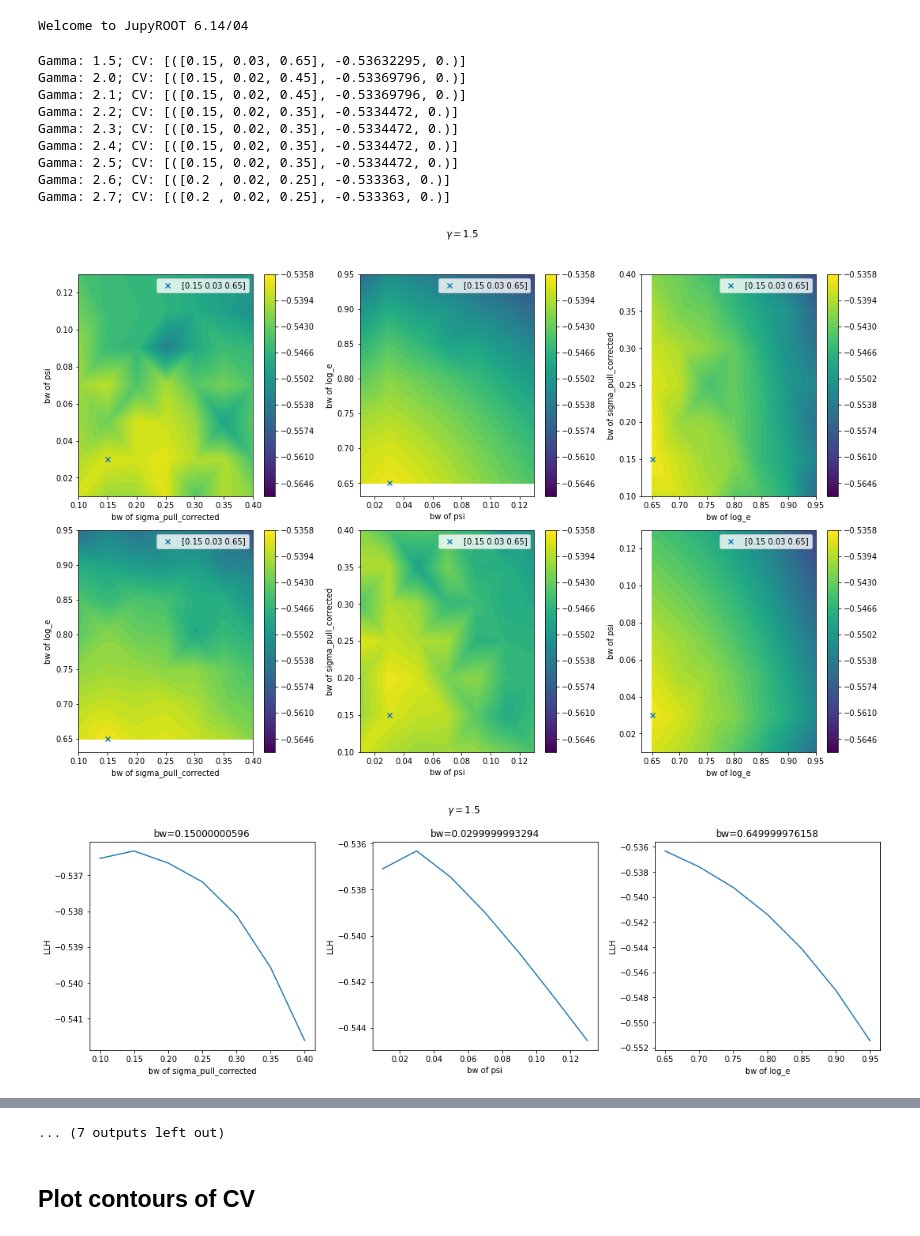
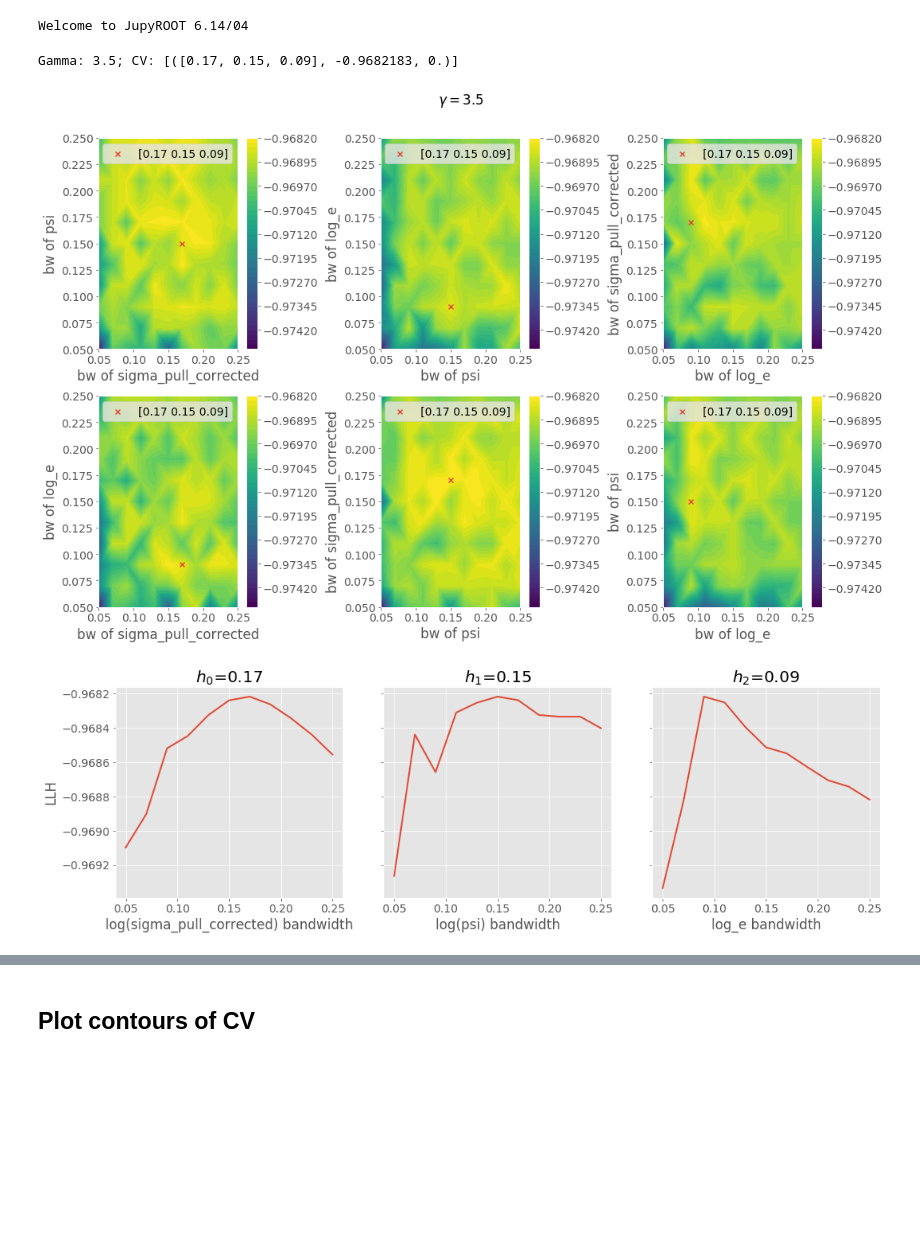
Before and after one commit to tomaskontrimas/KDE, a Jupyter notebook: snippets.ipynb, the cells around one changed output, grey strips where cells are left out. Drawn from its saved outputs; the diff is of its cells as text; code cells hidden in the pictures; blank space fills up the shorter version.

```diff
--- a/snippets.ipynb
+++ b/snippets.ipynb
@@ -11,16 +11,18 @@ import os.path
 from kde_classes import Model, KDE
 # %% [output]
 Welcome to JupyROOT 6.14/04
+# %%
+plt.style.use('ggplot')
 # %%
 # gammas = np.concatenate(([1.5], np.linspace(2.0, 3.0, 11)))
-gammas = np.concatenate(([1.5], np.linspace(2.0, 2.7, 8)))
-#gammas = [1.5]
-module = 'bg'
-weighting='conv+pl'
+#gammas = np.concatenate(([1.5], np.linspace(2.0, 3.0, 11), [3.5]))
+gammas = [3.5]
+module = 'sig_psi_E'
+weighting='plotter_wkde'
 nbins = 100
 
 # model = Model(module, mc=None, weighting='plotter_wkde')
-model = Model(module, mc=None, weighting=weighting, gamma=2.0)
+model = Model(module, mc=None, weighting=weighting, gamma=3.5)
 kde = KDE(model)
 
 for gamma in gammas:
@@ -100,7 +102,6 @@ for gamma in gammas:
     plt.tight_layout()
     plt.subplots_adjust(top=0.90)
 
-
     ind_0 = np.logical_and(cv_results['bandwidth'][:, 1] == cv_results_max_LLH['bandwidth'][:, 1],
                        cv_results['bandwidth'][:, 2] == cv_results_max_LLH['bandwidth'][:, 2])
 
@@ -109,55 +110,51 @@ for gamma in gammas:
 
     ind_2 = np.logical_and(cv_results['bandwidth'][:, 0] == cv_results_max_LLH['bandwidth'][:, 0],
                        cv_results['bandwidth'][:, 1] == cv_results_max_LLH['bandwidth'][:, 1])
 
-    fig, ax = plt.subplots(1, 3, figsize=(15, 5))
-    plt.suptitle('$\gamma={}$'.format(gamma))
 
-    ax[0].plot(cv_results['bandwidth'][:, 0][ind_0], cv_results['LLH'][ind_0])
-    ax[0].set_title('bw={}'.format(cv_results_max_LLH['bandwidth'][:, 0][0]))
-    ax[0].set_xlabel('bw of sigma_pull_corrected')
+    plt.rcParams.update({'font.size': 14})
+    fig, ax = plt.subplots(1, 3, figsize=(15, 5), sharey=True)
+    #plt.suptitle('$\gamma={}$'.format(gamma), fontsize=22)
+
+    ax[0].plot(cv_results['bandwidth'][:, 0][ind_0], cv_results['LLH'][ind_0], linewidth=2)
+    ax[0].set_title('$h_0$={:.2f}'.format(cv_results_max_LLH['bandwidth'][:, 0][0]))
+    ax[0].set_xlabel('log(sigma_pull_corrected) bandwidth')
     ax[0].set_ylabel('LLH')
 
-    ax[1].plot(cv_results['bandwidth'][:, 1][ind_1], cv_results['LLH'][ind_1])
-    ax[1].set_title('bw={}'.format(cv_results_max_LLH['bandwidth'][:, 1][0]))
-    ax[1].set_xlabel('bw of psi')
-    ax[1].set_ylabel('LLH')
+    ax[1].plot(cv_results['bandwidth'][:, 1][ind_1], cv_results['LLH'][ind_1], linewidth=2)
+    ax[1].set_title('$h_1$={:.2f}'.format(cv_results_max_LLH['bandwidth'][:, 1][0]))
+    ax[1].set_xlabel('log(psi) bandwidth')
+    #ax[1].set_ylabel('LLH')
 
-    ax[2].plot(cv_results['bandwidth'][:, 2][ind_2], cv_results['LLH'][ind_2])
-    ax[2].set_title('bw={}'.format(cv_results_max_LLH['bandwidth'][:, 2][0]))
-    ax[2].set_xlabel('bw of log_e')
-    ax[2].set_ylabel('LLH')
+    ax[2].plot(cv_results['bandwidth'][:, 2][ind_2], cv_results['LLH'][ind_2], linewidth=2)
+    ax[2].set_title('$h_2$={:.2f}'.format(cv_results_max_LLH['bandwidth'][:, 2][0]))
+    ax[2].set_xlabel('log_e bandwidth')
+    #ax[2].set_ylabel('LLH')
     plt.tight_layout()
-    plt.subplots_adjust(top=0.85)
+    #plt.subplots_adjust(top=0.8)
+
+    fig.savefig('./output/cv_sig_psi_E_example.pdf', dpi=300)
 
 
 #     # 2D KDE plots
 #     plt.figure(dpi=150)
 #     plt.tricontourf(cv_results['bandwidth'][:, 0], cv_results['bandwidth'][:, 1],
 #                     cv_results['LLH'], 50)
 #     plt.colorbar()
 #     plt.scatter(bandwidth[0], bandwidth[1], marker='x', label=bandwidth)
 #     plt.legend()
 #     plt.title('$\gamma$={}'.format(gamma))
 #     plt.xlabel('bw of log(sigma_pull_corrected)')
 #     plt.ylabel('bw of log_e')
 
 
 #     # 1D dec LLH plot
 #     plt.figure(dpi=150)
 #     plt.plot(cv_results['bandwidth'][:, 0], cv_results['LLH'])
 #     plt.title('$\gamma$={}'.format(gamma))
 #     plt.xlabel('bw of dec')
 #     plt.ylabel('LLH')
 # %% [output]
-Gamma: 1.5; CV: [([0.15, 0.03, 0.65], -0.53632295, 0.)]
-Gamma: 2.0; CV: [([0.15, 0.02, 0.45], -0.53369796, 0.)]
-Gamma: 2.1; CV: [([0.15, 0.02, 0.45], -0.53369796, 0.)]
-Gamma: 2.2; CV: [([0.15, 0.02, 0.35], -0.5334472, 0.)]
-Gamma: 2.3; CV: [([0.15, 0.02, 0.35], -0.5334472, 0.)]
-Gamma: 2.4; CV: [([0.15, 0.02, 0.35], -0.5334472, 0.)]
-Gamma: 2.5; CV: [([0.15, 0.02, 0.35], -0.5334472, 0.)]
-Gamma: 2.6; CV: [([0.2 , 0.02, 0.25], -0.533363, 0.)]
-Gamma: 2.7; CV: [([0.2 , 0.02, 0.25], -0.533363, 0.)]
+Gamma: 3.5; CV: [([0.17, 0.15, 0.09], -0.9682183, 0.)]
-[figure, old version]
+[figure, new version]
-[figure, old version]
+[figure, new version]
@@ -173,4 +161,3 @@ Gamma: 2.7; CV: [([0.2 , 0.02, 0.25], -0.533363, 0.)]
-... (7 outputs left out)
 # %%
 #np.set_printoptions(threshold=np.inf)
 #print(cv_results['LLH'][cv_results['bandwidth'][:, 2] == 0.2])
```
Also changed, not shown: parts of 1 cell of this notebook, 4 other files.
